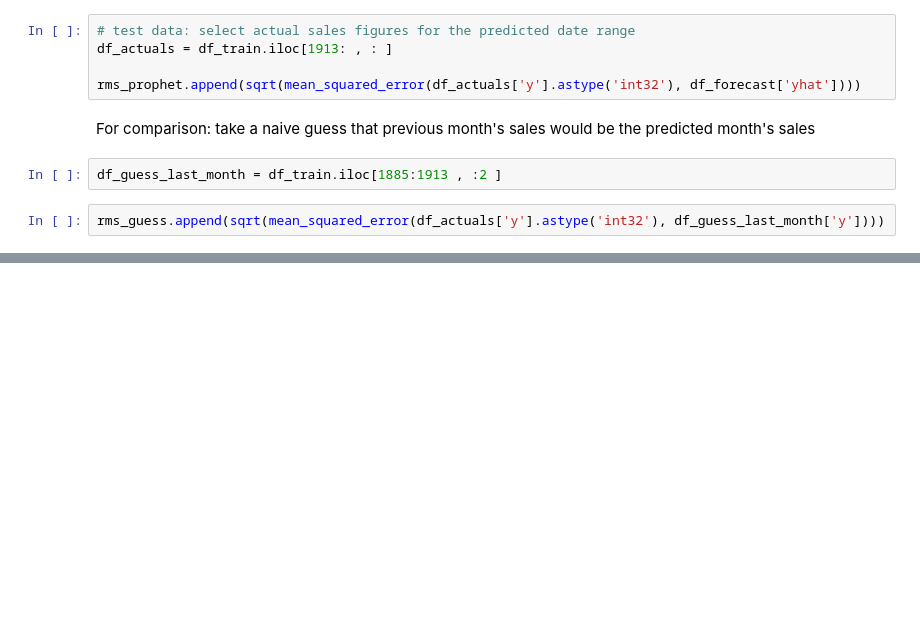
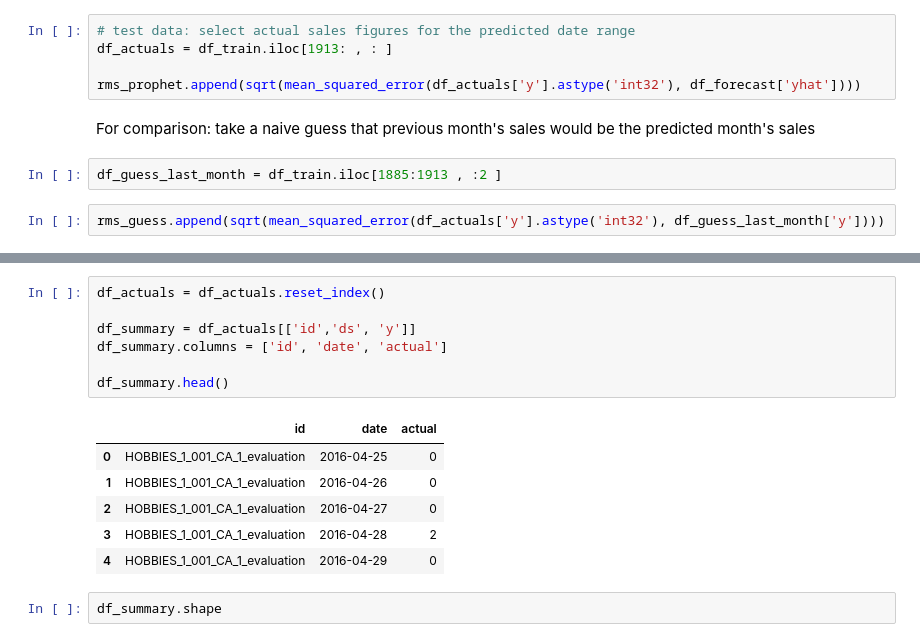
Before and after one commit to chriseisbrown/kaggle, a Jupyter notebook: m5_forecasting.ipynb, the cells around one changed output, grey strips where cells are left out. Cells and saved outputs as stored; diff of their text form; blank space fills up the shorter version.

```diff
--- a/m5_forecasting.ipynb
+++ b/m5_forecasting.ipynb
@@ -178,0 +256,16 @@ Croston TSB error..
+# %%
+df_actuals = df_actuals.reset_index()
+
+df_summary = df_actuals[['id','ds', 'y']]
+df_summary.columns = ['id', 'date', 'actual']
+
+df_summary.head()
+# %% [output]
+|  | id | date | actual |
+| 0 | HOBBIES_1_001_CA_1_evaluation | 2016-04-25 | 0 |
+| 1 | HOBBIES_1_001_CA_1_evaluation | 2016-04-26 | 0 |
+| 2 | HOBBIES_1_001_CA_1_evaluation | 2016-04-27 | 0 |
+| 3 | HOBBIES_1_001_CA_1_evaluation | 2016-04-28 | 2 |
+| 4 | HOBBIES_1_001_CA_1_evaluation | 2016-04-29 | 0 |
+# %%
+df_summary.shape
```
Also changed, not shown: parts of 7 cells of this notebook, 1 other file.
